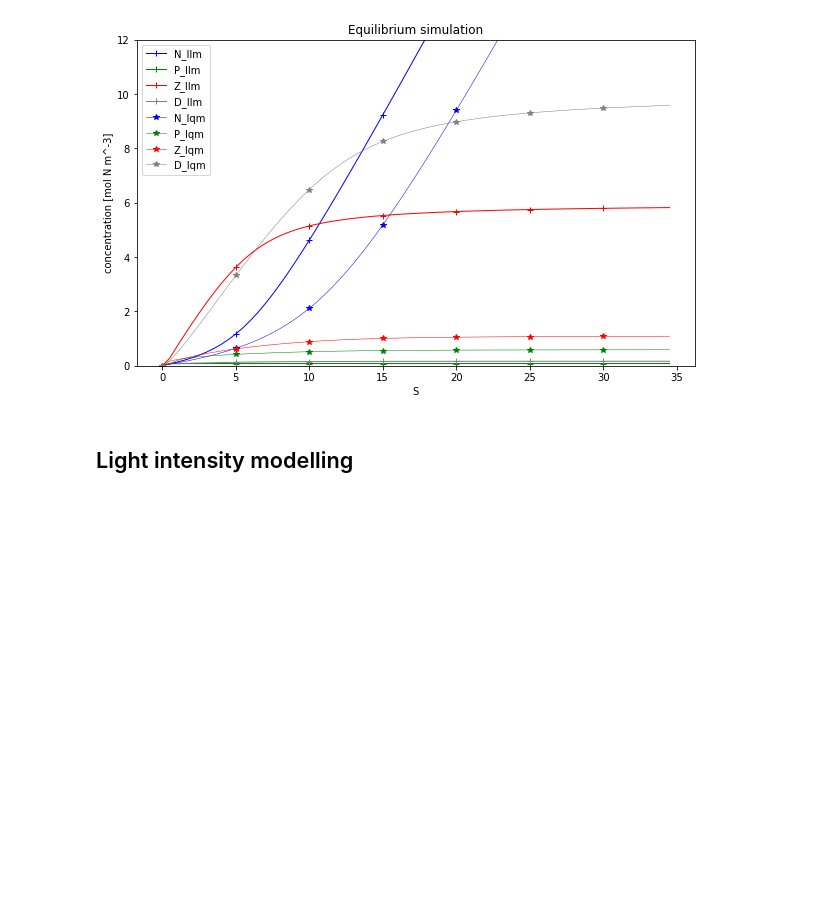
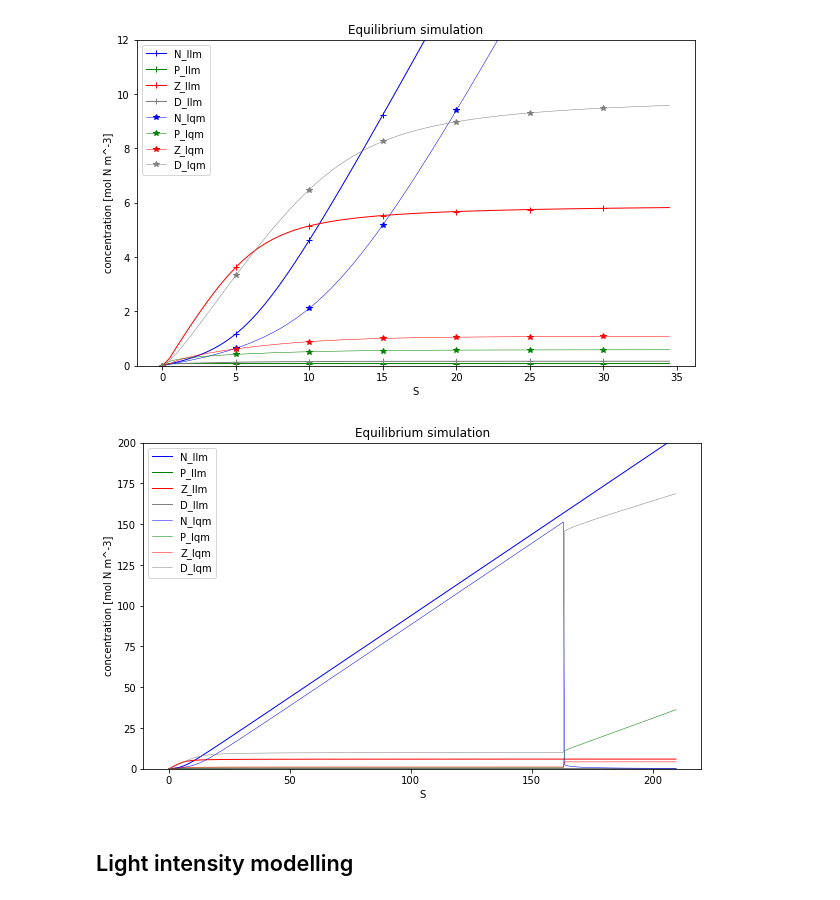
Before and after one commit to jaumecolomhernandez/mmb, a Jupyter notebook: Population models project NZPD-jaume.ipynb, the cells around one changed output. Cells and saved outputs as stored; diff of their text form; code cells hidden in the pictures; blank space fills up the shorter version.

Commit message:
Recreated fig 4 with own model

```diff
--- a/Population models project NZPD-jaume.ipynb
+++ b/Population models project NZPD-jaume.ipynb
@@ -96,7 +96,7 @@ def llm_model(X,t):
 
     return np.array([N,P,Z,D])
 
-t = np.linspace(0, 25, 1000000)
+t = np.linspace(0, 25, 100000)
 X0 = np.array([1,1,1,1])
 
 X, infodict = odeint(llm_model, X0, t, full_output=True)
@@ -147,6 +147,28 @@ plt.legend()
 plt.show()
 # %% [output]
 [figure]
+# %%
+ixs = np.arange(0.01, 210, 0.5)
+convs_llm = compute_equilibrium(llm_model, ixs)
+convs_lqm = compute_equilibrium(lqm_model, ixs)
+# %%
+plt.figure(figsize=(10, 6))
+plt.ylim(0,200)
+
+# Plot llm
+plot_npzd(ixs, convs_llm, name='llm', marker='', every=15, lw=1)
+
+# Plot lqm
+plot_npzd(ixs, convs_lqm, name='lqm', marker='', every=15, lw=0.5)
+
+# Labels
+plt.title('Equilibrium simulation')
+plt.xlabel('S')
+plt.ylabel('concentration [mol N m^-3]')
+plt.legend()
+plt.show()
+# %% [output]
+[figure, added]
 # %% [markdown]
 ## Light intensity modelling
 # %%
```
Also changed, not shown: parts of 4 cells of this notebook.
